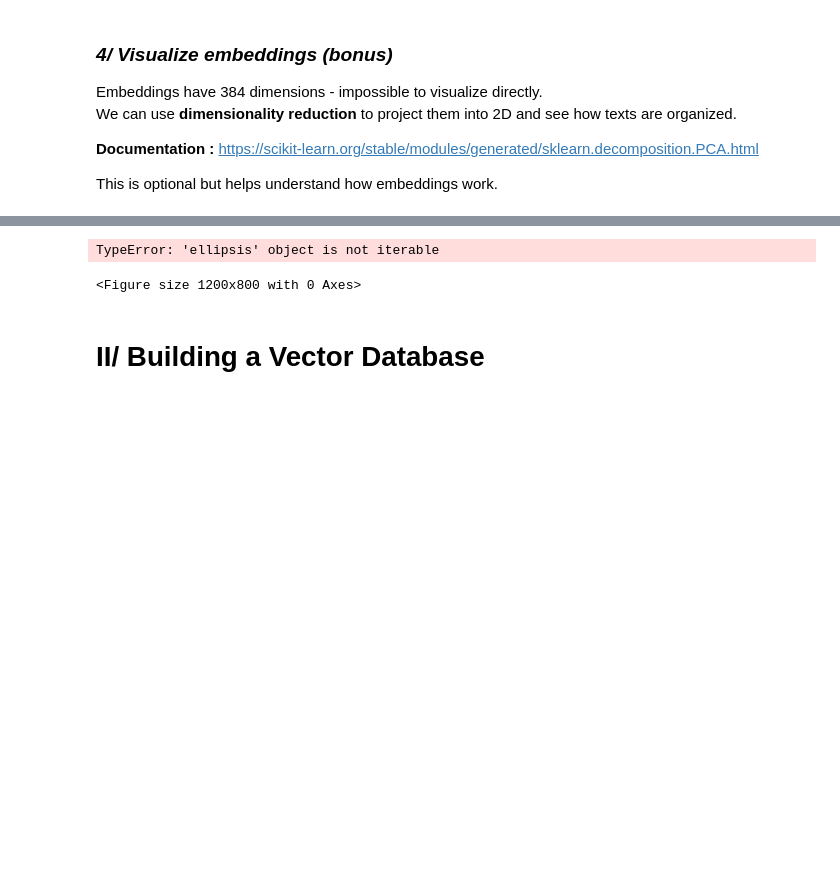
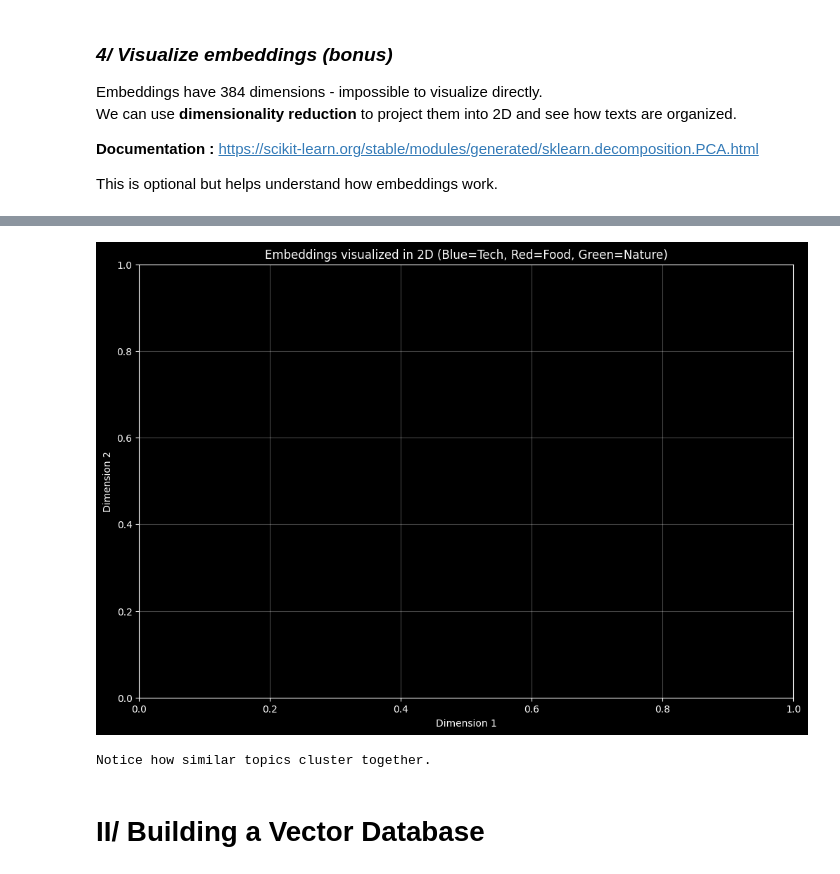
Before and after one commit to PoC-Community/day-02-finet-tuning-Maxlam09, a Jupyter notebook: 2 - RAG/rag_afternoon.ipynb, the cells around one changed output, grey strips where cells are left out. Cells and saved outputs as stored; diff of their text form; code cells hidden in the pictures; blank space fills up the shorter version.

```diff
--- a/2 - RAG/rag_afternoon.ipynb
+++ b/2 - RAG/rag_afternoon.ipynb
@@ -169,18 +169,18 @@ texts = [
 ]
 
 # TODO: Create embeddings for all texts
-text_embeddings = ...
+#text_embeddings = ...
 
 # TODO: Reduce to 2D using PCA
-pca = ...
-embeddings_2d = ...
+#pca = ...
+#embeddings_2d = ...
 
 plt.figure(figsize=(12, 8))
 colors = ['blue', 'blue', 'blue', 'red', 'red', 'red', 'green', 'green', 'green']
 
-for i, (x, y) in enumerate(embeddings_2d):
-    plt.scatter(x, y, c=colors[i], s=100)
-    plt.annotate(texts[i][:30] + "...", (x, y), fontsize=8)
+#for i, (x, y) in enumerate(embeddings_2d):
+#    plt.scatter(x, y, c=colors[i], s=100)
+#    plt.annotate(texts[i][:30] + "...", (x, y), fontsize=8)
 
 plt.title("Embeddings visualized in 2D (Blue=Tech, Red=Food, Green=Nature)")
 plt.xlabel("Dimension 1")
@@ -206,9 +208,9 @@ Requirement already satisfied: numpy>=1.23 in /home/maxens/tek2/piscinePoc/day2/
 
 [notice] A new release of pip is available: 24.3.1 -> 26.0.1
 [notice] To update, run: pip install --upgrade pip
 Note: you may need to restart the kernel to use updated packages.
+[figure, added]
-TypeError: 'ellipsis' object is not iterable
+Notice how similar topics cluster together.
-<Figure size 1200x800 with 0 Axes>
 # %% [markdown]
 # **II/ Building a Vector Database**
 # %% [markdown]
```
Also changed, not shown: parts of 9 cells of this notebook.
